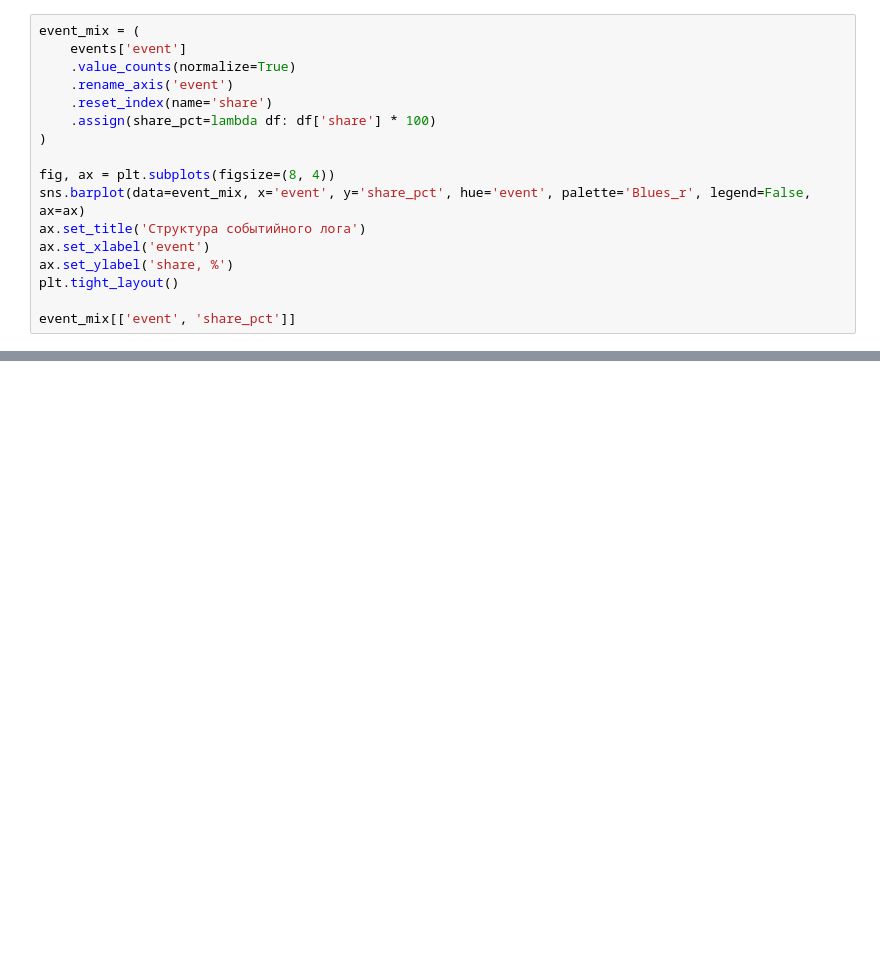
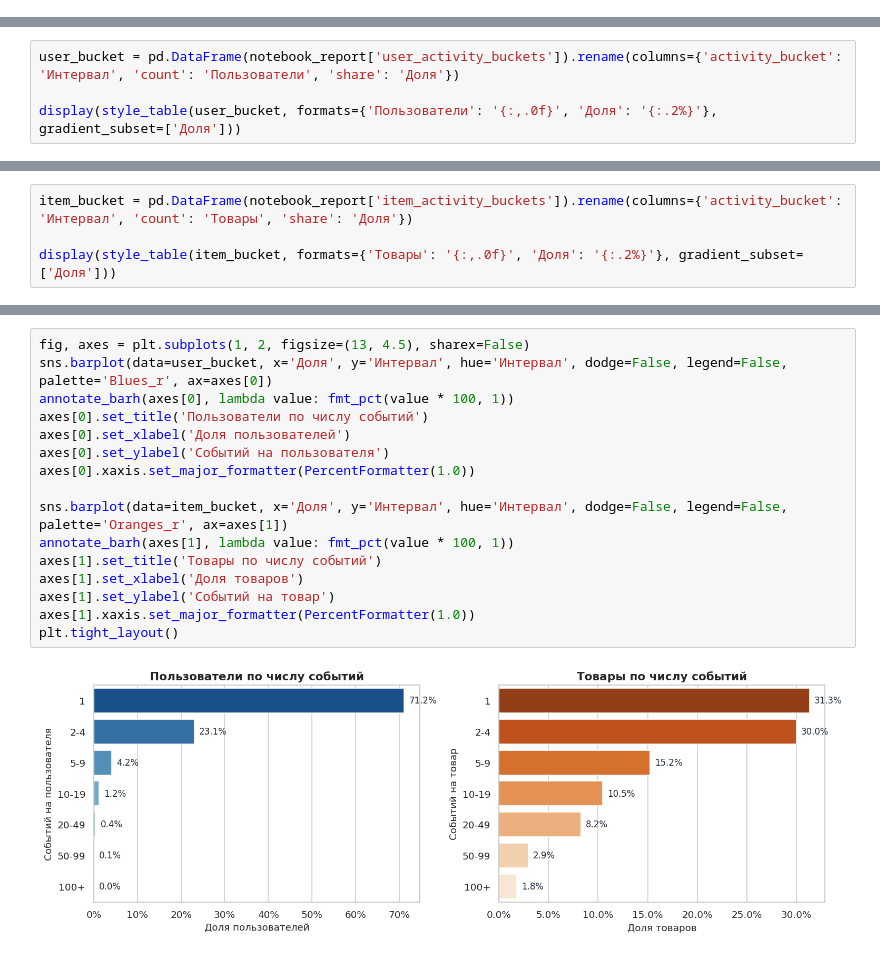
Before and after one commit to matevosovp/practicum-sem4-praktika2, a Jupyter notebook: notebooks/01_eda.ipynb, the cells around one changed output, grey strips where cells are left out. Cells and saved outputs as stored; diff of their text form; blank space fills up the shorter version.

```diff
--- a/notebooks/01_eda.ipynb
+++ b/notebooks/01_eda.ipynb
@@ -68,17 +0,0 @@ display(scale_table)
-# %%
-event_mix = (
-    events['event']
-    .value_counts(normalize=True)
-    .rename_axis('event')
-    .reset_index(name='share')
-    .assign(share_pct=lambda df: df['share'] * 100)
-)
-
-fig, ax = plt.subplots(figsize=(8, 4))
-sns.barplot(data=event_mix, x='event', y='share_pct', hue='event', palette='Blues_r', legend=False, ax=ax)
-ax.set_title('Структура событийного лога')
-ax.set_xlabel('event')
-ax.set_ylabel('share, %')
-plt.tight_layout()
-
-event_mix[['event', 'share_pct']]
@@ -303,0 +299,4 @@ dtype_table
+# %%
+user_bucket = pd.DataFrame(notebook_report['user_activity_buckets']).rename(columns={'activity_bucket': 'Интервал', 'count': 'Пользователи', 'share': 'Доля'})
+
+display(style_table(user_bucket, formats={'Пользователи': '{:,.0f}', 'Доля': '{:.2%}'}, gradient_subset=['Доля']))
@@ -303,0 +312,4 @@ dtype_table
+# %%
+item_bucket = pd.DataFrame(notebook_report['item_activity_buckets']).rename(columns={'activity_bucket': 'Интервал', 'count': 'Товары', 'share': 'Доля'})
+
+display(style_table(item_bucket, formats={'Товары': '{:,.0f}', 'Доля': '{:.2%}'}, gradient_subset=['Доля']))
@@ -303,0 +336,18 @@ dtype_table
+# %%
+fig, axes = plt.subplots(1, 2, figsize=(13, 4.5), sharex=False)
+sns.barplot(data=user_bucket, x='Доля', y='Интервал', hue='Интервал', dodge=False, legend=False, palette='Blues_r', ax=axes[0])
+annotate_barh(axes[0], lambda value: fmt_pct(value * 100, 1))
+axes[0].set_title('Пользователи по числу событий')
+axes[0].set_xlabel('Доля пользователей')
+axes[0].set_ylabel('Событий на пользователя')
+axes[0].xaxis.set_major_formatter(PercentFormatter(1.0))
+
+sns.barplot(data=item_bucket, x='Доля', y='Интервал', hue='Интервал', dodge=False, legend=False, palette='Oranges_r', ax=axes[1])
+annotate_barh(axes[1], lambda value: fmt_pct(value * 100, 1))
+axes[1].set_title('Товары по числу событий')
+axes[1].set_xlabel('Доля товаров')
+axes[1].set_ylabel('Событий на товар')
+axes[1].xaxis.set_major_formatter(PercentFormatter(1.0))
+plt.tight_layout()
+# %% [output]
+[figure, added]
```
Also changed, not shown: parts of 61 cells of this notebook, 7 other files.
